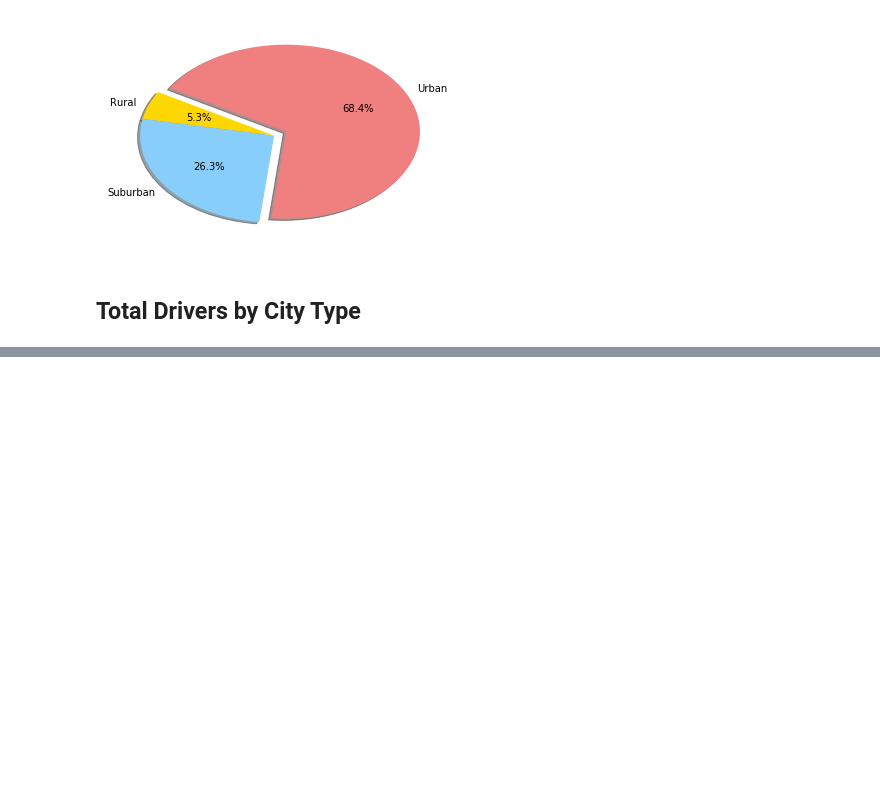
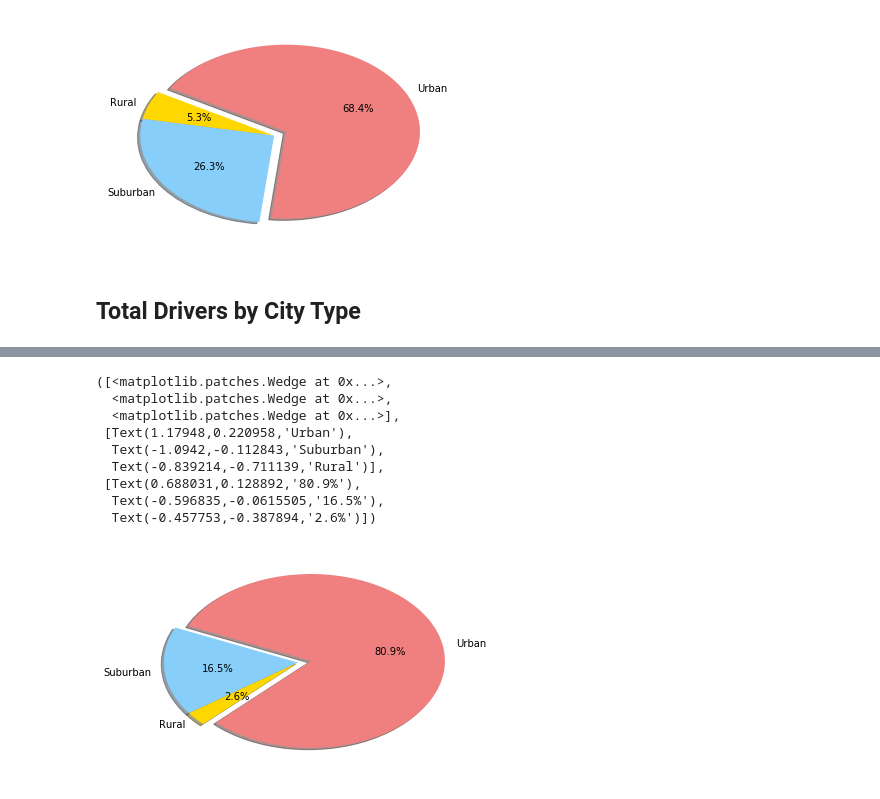
Before and after one commit to hlinn1/pyber, a Jupyter notebook: pyber_starter.ipynb, the cells around one changed output, grey strips where cells are left out. Drawn from its saved outputs; the diff is of its cells as text; code cells hidden in the pictures; blank space fills up the shorter version.

```diff
--- a/pyber_starter.ipynb
+++ b/pyber_starter.ipynb
@@ -137,0 +142,37 @@ plt.show()
+# %%
+# Calculate Driver Percents
+#driver_by_type = complete_data.groupby(["type","city"]).mean()["driver_count"]
+#driver_by_type
+urban_drivers = urban_data.groupby("city").mean()["driver_count"].sum()
+
+suburban_drivers = suburban_data.groupby("city").mean()["driver_count"].sum()
+
+rural_drivers = rural_data.groupby("city").mean()["driver_count"].sum()
+
+total_drivers = complete_data.groupby("city").mean()["driver_count"].sum()
+
+drivers_by_type = pd.Series((urban_drivers, suburban_drivers, rural_drivers),index=["Urban","Suburban","Rural"])
+
+drivers_percent = drivers_by_type / total_drivers * 100
+
+# Build Pie Charts
+plt.pie(
+    drivers_percent,
+    colors=["lightcoral","lightskyblue","gold"],
+    explode=[0.1,0,0],
+    labels=drivers_percent.index,
+    startangle=225,
+    autopct="%1.1f%%",
+    shadow=True)
+# Save Figure
+# %% [output]
+([<matplotlib.patches.Wedge at 0x...>,
+  <matplotlib.patches.Wedge at 0x...>,
+  <matplotlib.patches.Wedge at 0x...>],
+ [Text(1.17948,0.220958,'Urban'),
+  Text(-1.0942,-0.112843,'Suburban'),
+  Text(-0.839214,-0.711139,'Rural')],
+ [Text(0.688031,0.128892,'80.9%'),
+  Text(-0.596835,-0.0615505,'16.5%'),
+  Text(-0.457753,-0.387894,'2.6%')])
+[figure, added]
```
Also changed, not shown: parts of 6 cells of this notebook.
